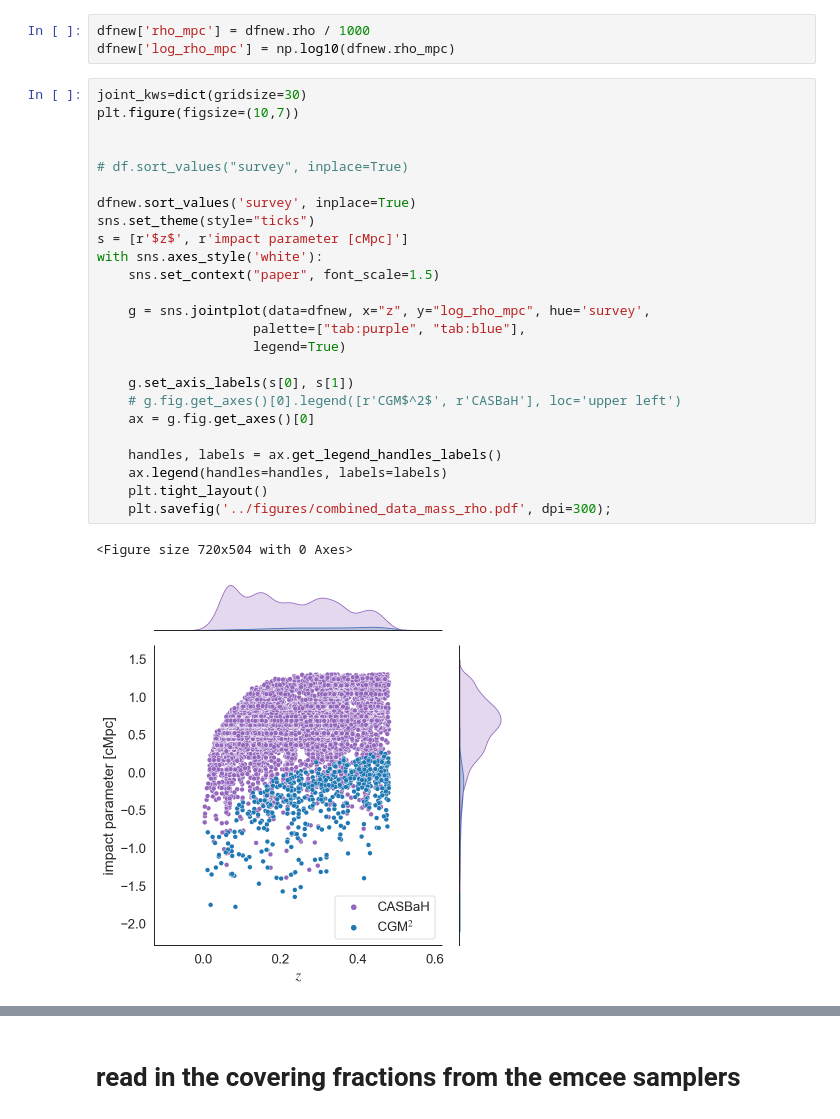
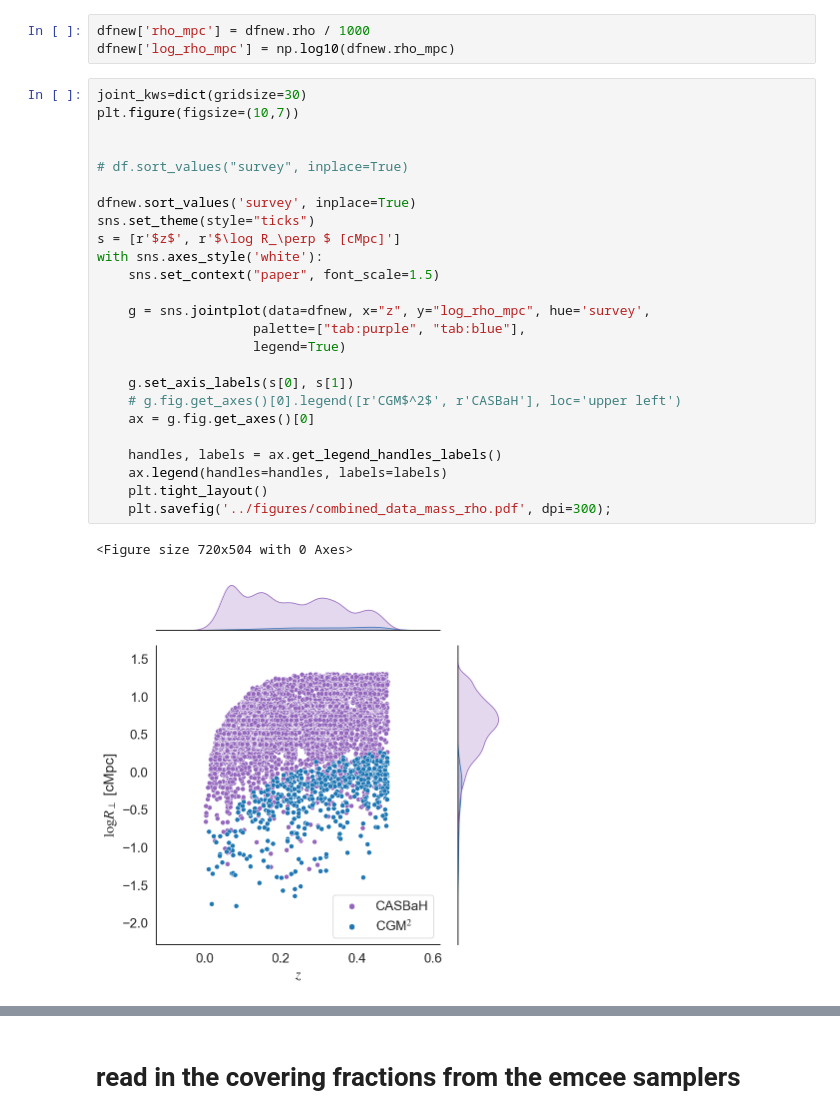
Before and after one commit to mattcwilde/1halo2halo, a Jupyter notebook: haloclustering/plotting/plots.ipynb, the cells around one changed output, grey strips where cells are left out. Drawn from its saved outputs; the diff is of its cells as text.

```diff
--- a/haloclustering/plotting/plots.ipynb
+++ b/haloclustering/plotting/plots.ipynb
@@ -94,31 +140,31 @@ dfnew['log_rho_mpc'] = np.log10(dfnew.rho_mpc)
 # %%
 joint_kws=dict(gridsize=30)
 plt.figure(figsize=(10,7))
 
 
 # df.sort_values("survey", inplace=True)
 
 dfnew.sort_values('survey', inplace=True)
 sns.set_theme(style="ticks")
-s = [r'$z$', r'impact parameter [cMpc]']
+s = [r'$z$', r'$\log R_\perp $ [cMpc]']
 with sns.axes_style('white'):
     sns.set_context("paper", font_scale=1.5)
 
     g = sns.jointplot(data=dfnew, x="z", y="log_rho_mpc", hue='survey',
                     palette=["tab:purple", "tab:blue"],
                     legend=True)
 
     g.set_axis_labels(s[0], s[1])
     # g.fig.get_axes()[0].legend([r'CGM$^2$', r'CASBaH'], loc='upper left')
     ax = g.fig.get_axes()[0]
 
     handles, labels = ax.get_legend_handles_labels()
     ax.legend(handles=handles, labels=labels)
     plt.tight_layout()
     plt.savefig('../figures/combined_data_mass_rho.pdf', dpi=300);
 # %% [output]
 <Figure size 720x504 with 0 Axes>
-[figure, old version]
+[figure, new version]
 # %%
 joint_kws=dict(gridsize=30)
 plt.figure(figsize=(10,7))
```
Also changed, not shown: parts of 14 cells of this notebook, 1 other file.
